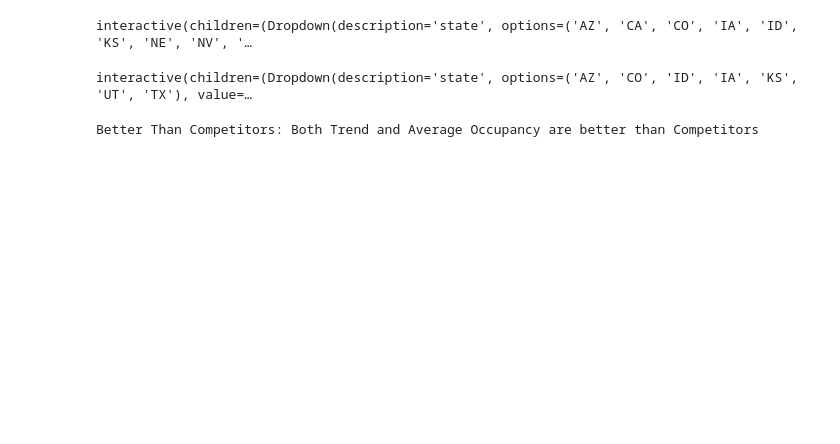
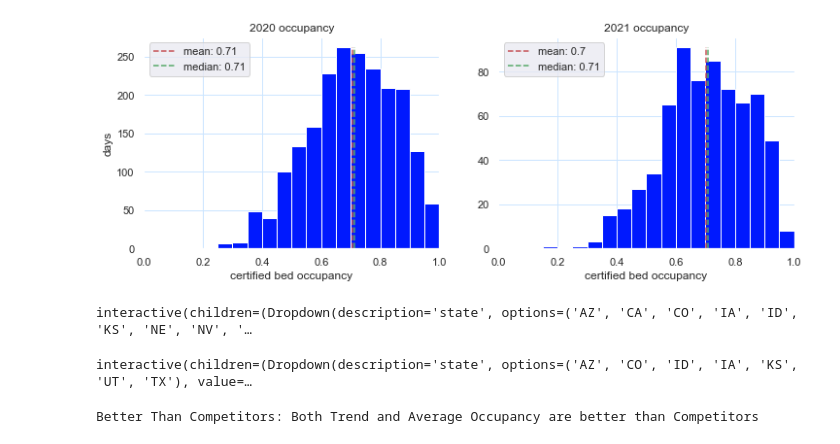
Before and after one commit to elee2021/pbj, a Jupyter notebook: occupancy_summary.ipynb, the cells around one changed output. Drawn from its saved outputs; the diff is of its cells as text; code cells hidden in the pictures; blank space fills up the shorter version.

```diff
--- a/occupancy_summary.ipynb
+++ b/occupancy_summary.ipynb
@@ -37,0 +85,6 @@ ensign_color = '#0019FE'
+# %%
+# np.quantile(df_2020['occupancy'],[0.05,0.25,0.5,0.75,0.98])
+# np.quantile(df_2021['occupancy'],[0.05,0.25,0.5,0.75,0.98])
+plot_2020_2021_occupancy(onlyEnsign=True, state=None)
+# %% [output]
+[figure, added]
```
Also changed, not shown: parts of 3 cells of this notebook.
